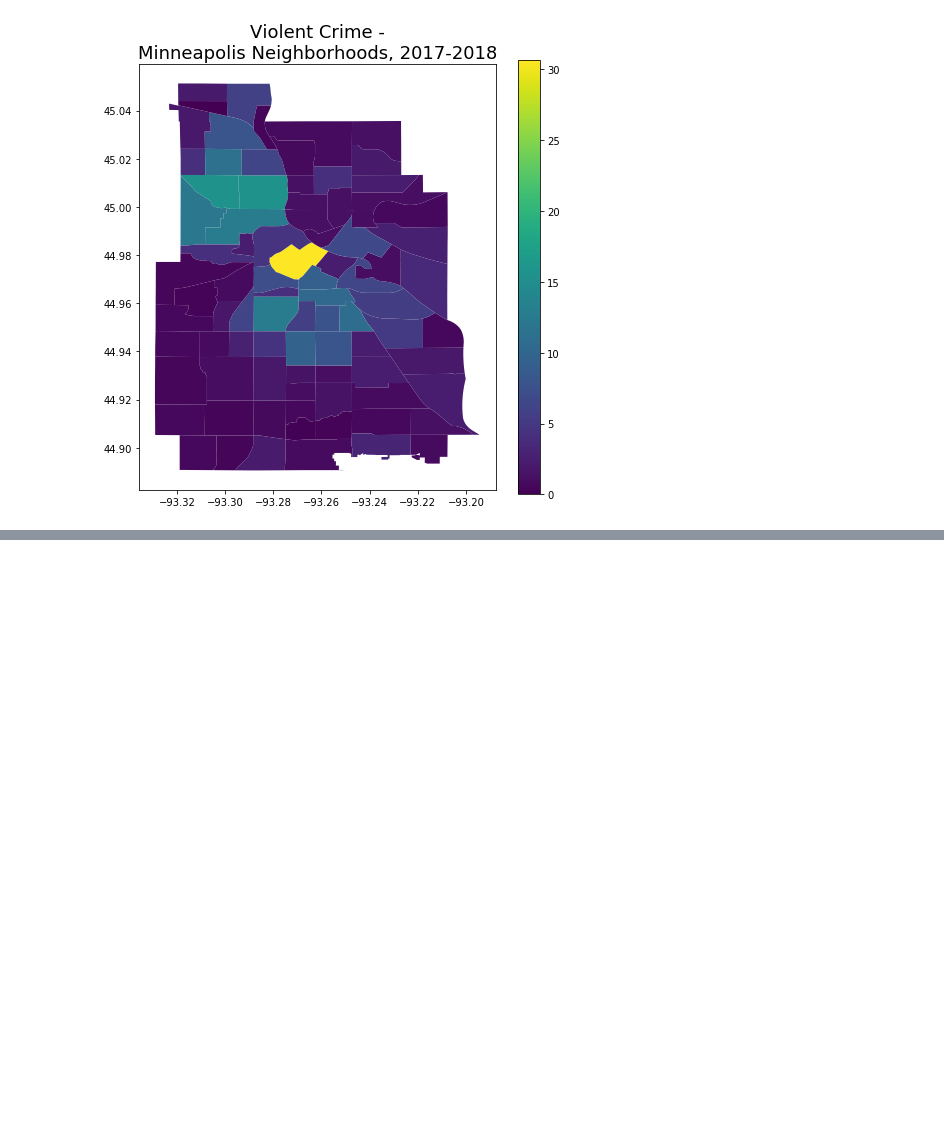
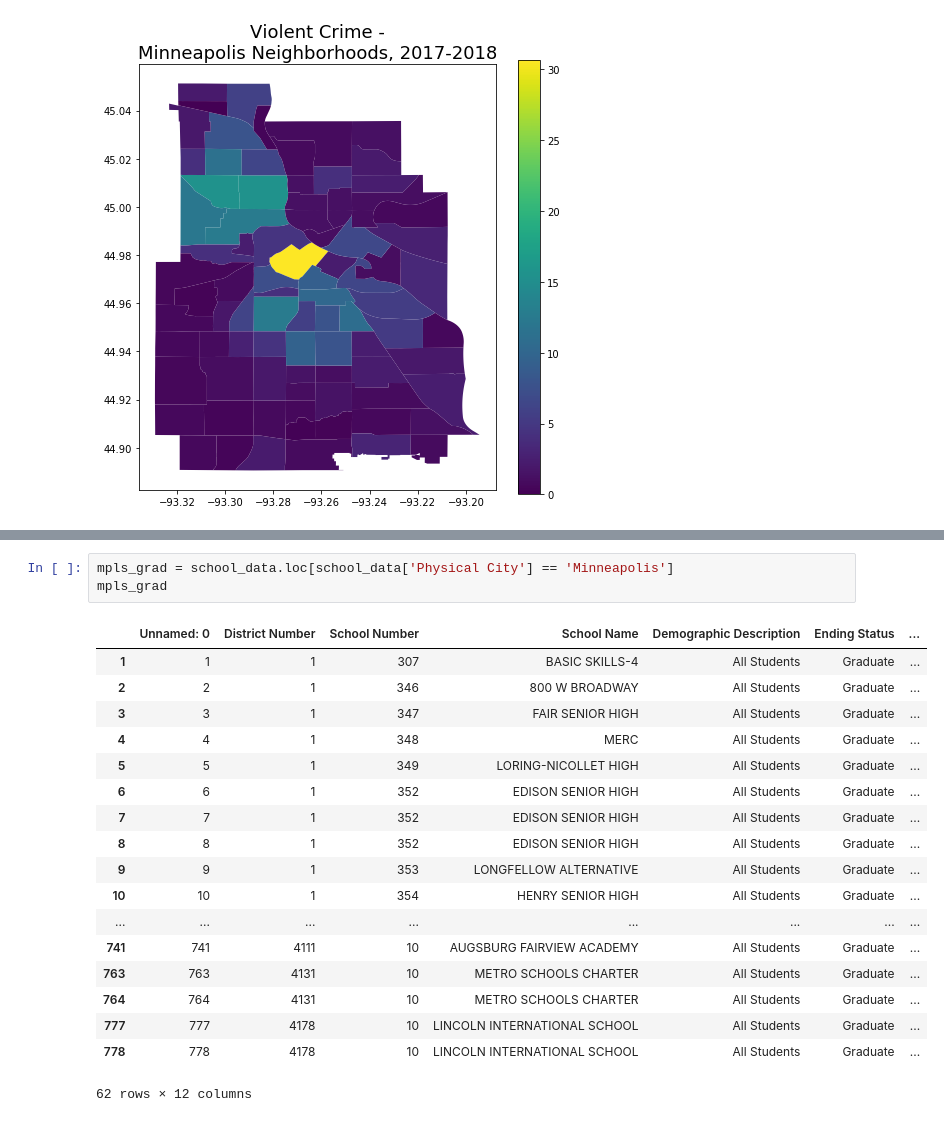
Before and after one commit to alvern/Group_Project_Grad_Rates, a Jupyter notebook: Heatmaps_Jack.ipynb, the cells around one changed output, grey strips where cells are left out. Saved outputs shown, nothing was run; the diff lists cells and outputs as text; blank space fills up the shorter version.

```diff
--- a/Heatmaps_Jack.ipynb
+++ b/Heatmaps_Jack.ipynb
@@ -498,0 +541,22 @@ Text(0.5, 1.0, 'Violent Crime -\nMinneapolis Neighborhoods, 2017-2018')
+# %%
+mpls_grad = school_data.loc[school_data['Physical City'] == 'Minneapolis']
+mpls_grad
+# %% [output]
+|  | Unnamed: 0 | District Number | School Number | School Name | Demographic Description | Ending Status | ... |
+| 1 | 1 | 1 | 307 | BASIC SKILLS-4 | All Students | Graduate | ... |
+| 2 | 2 | 1 | 346 | 800 W BROADWAY | All Students | Graduate | ... |
+| 3 | 3 | 1 | 347 | FAIR SENIOR HIGH | All Students | Graduate | ... |
+| 4 | 4 | 1 | 348 | MERC | All Students | Graduate | ... |
+| 5 | 5 | 1 | 349 | LORING-NICOLLET HIGH | All Students | Graduate | ... |
+| 6 | 6 | 1 | 352 | EDISON SENIOR HIGH | All Students | Graduate | ... |
+| 7 | 7 | 1 | 352 | EDISON SENIOR HIGH | All Students | Graduate | ... |
+| 8 | 8 | 1 | 352 | EDISON SENIOR HIGH | All Students | Graduate | ... |
+| 9 | 9 | 1 | 353 | LONGFELLOW ALTERNATIVE | All Students | Graduate | ... |
+| 10 | 10 | 1 | 354 | HENRY SENIOR HIGH | All Students | Graduate | ... |
+| ... | ... | ... | ... | ... | ... | ... | ... |
+| 741 | 741 | 4111 | 10 | AUGSBURG FAIRVIEW ACADEMY | All Students | Graduate | ... |
+| 763 | 763 | 4131 | 10 | METRO SCHOOLS CHARTER | All Students | Graduate | ... |
+| 764 | 764 | 4131 | 10 | METRO SCHOOLS CHARTER | All Students | Graduate | ... |
+| 777 | 777 | 4178 | 10 | LINCOLN INTERNATIONAL SCHOOL | All Students | Graduate | ... |
+| 778 | 778 | 4178 | 10 | LINCOLN INTERNATIONAL SCHOOL | All Students | Graduate | ... |
+62 rows × 12 columns
```
Also changed, not shown: parts of 4 cells of this notebook.
